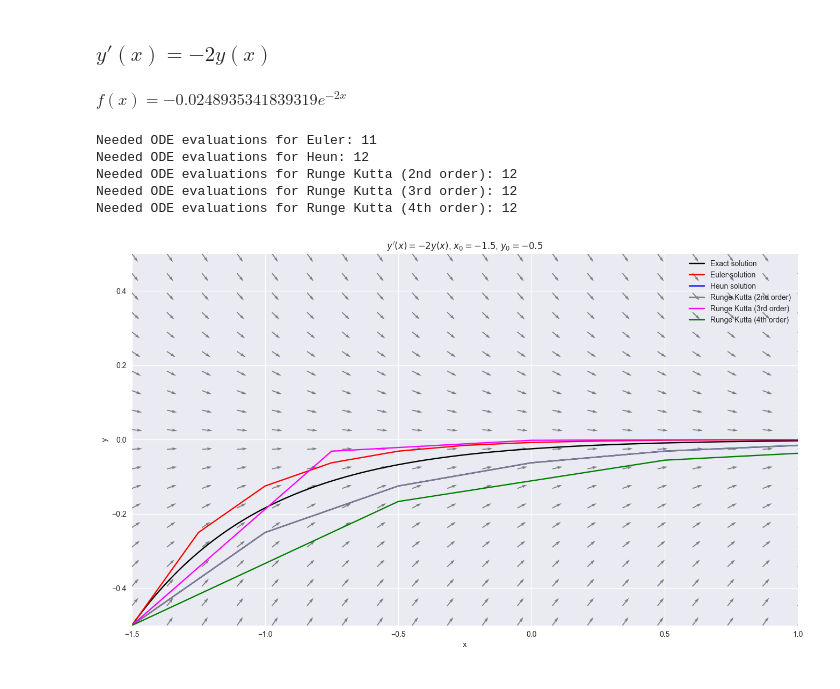
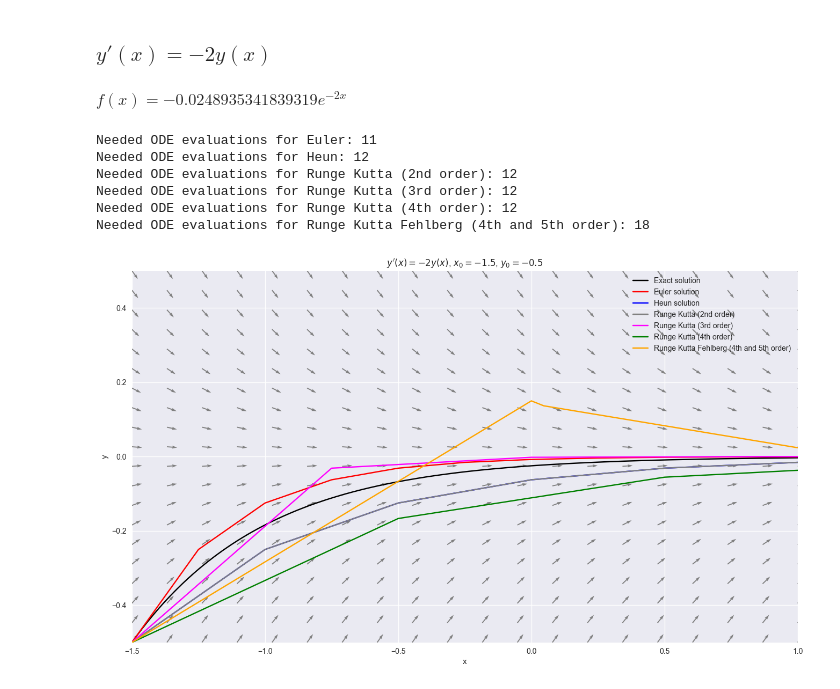
Before and after one commit to A-Herzog/NumericalODE, a Jupyter notebook: docs/info/NumericalODE.ipynb, the cells around one changed output. Saved outputs shown, nothing was run; the diff lists cells and outputs as text; code cells hidden in the pictures.

Commit message:
Added new methods to Jupyter notebook

```diff
--- a/docs/info/NumericalODE.ipynb
+++ b/docs/info/NumericalODE.ipynb
@@ -103,6 +138,18 @@ def heun_method(ode: Callable[[float | np.ndarray, float | np.ndarray], float],
 ### Runge Kutta (2<sup>nd</sup> order)
 # %%
 def rk2_method(ode: Callable[[float | np.ndarray, float | np.ndarray], float], x0: float, y0: float, h: float, max_x: float) -> tuple[list[float], list[float]]:
+    """Solve an ODE using the Runge Kutta method of 2nd order.
+
+    Args:
+        ode (Callable[[float  |  np.ndarray, float  |  np.ndarray], float]): ODE function f(x, y).
+        x0 (float): Initial x value.
+        y0 (float): Initial y value.
+        h (float): Step size.
+        max_x (float): Maximum x value to solve up to.
+
+    Returns:
+        tuple[list[float], list[float]]: Lists of x and y values representing the solution.
+    """
     xs = [x0]
     ys = [y0]
     ode_evaluation_counter = 0
@@ -122,6 +169,18 @@ def rk2_method(ode: Callable[[float | np.ndarray, float | np.ndarray], float], x
 ### Runge Kutta (3<sup>rd</sup> order)
 # %%
 def rk3_method(ode: Callable[[float | np.ndarray, float | np.ndarray], float], x0: float, y0: float, h: float, max_x: float) -> tuple[list[float], list[float]]:
+    """Solve an ODE using the Runge Kutta method of 3rd order.
+
+    Args:
+        ode (Callable[[float  |  np.ndarray, float  |  np.ndarray], float]): ODE function f(x, y).
+        x0 (float): Initial x value.
+        y0 (float): Initial y value.
+        h (float): Step size.
+        max_x (float): Maximum x value to solve up to.
+
+    Returns:
+        tuple[list[float], list[float]]: Lists of x and y values representing the solution.
+    """
     xs = [x0]
     ys = [y0]
     ode_evaluation_counter = 0
@@ -142,6 +201,18 @@ def rk3_method(ode: Callable[[float | np.ndarray, float | np.ndarray], float], x
 ### Runge Kutta (4<sup>th</sup> order)
 # %%
 def rk4_method(ode: Callable[[float | np.ndarray, float | np.ndarray], float], x0: float, y0: float, h: float, max_x: float) -> tuple[list[float], list[float]]:
+    """Solve an ODE using the Runge Kutta method of 4thd order.
+
+    Args:
+        ode (Callable[[float  |  np.ndarray, float  |  np.ndarray], float]): ODE function f(x, y).
+        x0 (float): Initial x value.
+        y0 (float): Initial y value.
+        h (float): Step size.
+        max_x (float): Maximum x value to solve up to.
+
+    Returns:
+        tuple[list[float], list[float]]: Lists of x and y values representing the solution.
+    """
     xs = [x0]
     ys = [y0]
     ode_evaluation_counter = 0
@@ -324,32 +449,35 @@ max_y = 0.5
 # Determining the exact solution
 exact_solution = sp.dsolve(f(x).diff(x) + 2 * f(x), ics={f(x0): y0})  # type: ignore
 display(exact_solution)
 
 # ODE as a function (for plotting the direction field and calculating the approximations)
 def ode(x, y): return -2 * y
 
 # Approximations
 euler_solution = euler_method(ode, x0=x0, y0=y0, h=h, max_x=max_x)
 heun_solution = heun_method(ode, x0=x0, y0=y0, h=h * 2, max_x=max_x)  # Since the higher order method are using more ode evaluations, we increase the step wide for them to be fair
 rk2_solution = rk2_method(ode, x0=x0, y0=y0, h=h * 2, max_x=max_x)
 rk3_solution = rk3_method(ode, x0=x0, y0=y0, h=h * 3, max_x=max_x)
 rk4_solution = rk4_method(ode, x0=x0, y0=y0, h=h * 4, max_x=max_x)
+rkf45_solution = rkf45_method(ode, x0=x0, y0=y0, h=h * 6, max_x=max_x, auto_h=True)
 
 # Output results
 solutions = [
     ("Exact solution", exact_solution),
     ('Euler solution', euler_solution, 'red'),
     ('Heun solution', heun_solution, 'blue'),
     ('Runge Kutta (2nd order)', rk2_solution, 'gray'),
     ('Runge Kutta (3rd order)', rk3_solution, 'magenta'),
-    ('Runge Kutta (4th order)', rk4_solution, 'green')
+    ('Runge Kutta (4th order)', rk4_solution, 'green'),
+    ('Runge Kutta Fehlberg (4th and 5th order)', rkf45_solution, 'orange')
 ]
 plot_ode(ode, min_x, max_x, min_y, max_y, solutions, '$y\'(x)=-2y(x)$, $x_0=' + str(x0) + '$, $y_0=' + str(y0) + '$')
 # %% [output]
 $\displaystyle f{\left(x \right)} = - 0.0248935341839319 e^{- 2 x}$
 Needed ODE evaluations for Euler: 11
 Needed ODE evaluations for Heun: 12
 Needed ODE evaluations for Runge Kutta (2nd order): 12
 Needed ODE evaluations for Runge Kutta (3rd order): 12
 Needed ODE evaluations for Runge Kutta (4th order): 12
+Needed ODE evaluations for Runge Kutta Fehlberg (4th and 5th order): 18
-[figure, old version]
+[figure, new version]
```
Also changed, not shown: parts of 8 cells of this notebook.
